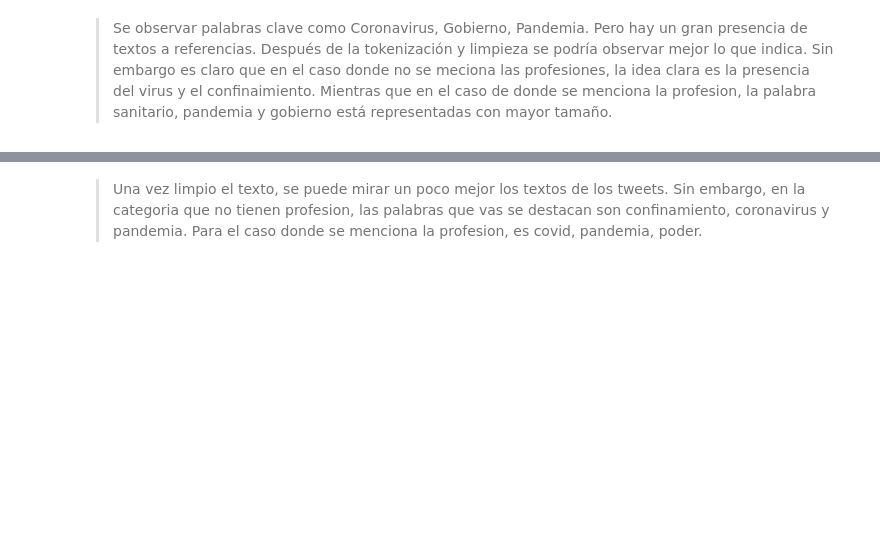
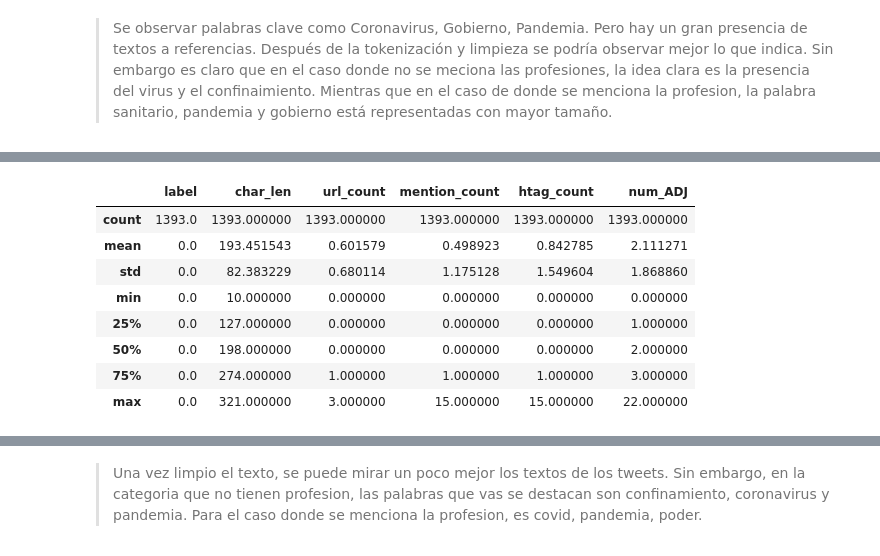
Before and after one commit to ivanrnarvaez/text_mining, a Jupyter notebook: NARVAEZ_BARREIROS_IVAN_RICARDO_Ejercicio1.ipynb, the cells around one changed output, grey strips where cells are left out. Saved outputs shown, nothing was run; the diff lists cells and outputs as text; code cells hidden in the pictures; blank space fills up the shorter version.

```diff
--- a/NARVAEZ_BARREIROS_IVAN_RICARDO_Ejercicio1.ipynb
+++ b/NARVAEZ_BARREIROS_IVAN_RICARDO_Ejercicio1.ipynb
@@ -441,0 +475,12 @@ dataset_train_df['normalized'] = dataset_train_df['normalized'].progress_apply(l
+# %%
+dataset_train_df[dataset_train_df['label'] == 0].describe()
+# %% [output]
+|  | label | char_len | url_count | mention_count | htag_count | num_ADJ |
+| count | 1393.0 | 1393.000000 | 1393.000000 | 1393.000000 | 1393.000000 | 1393.000000 |
+| mean | 0.0 | 193.451543 | 0.601579 | 0.498923 | 0.842785 | 2.111271 |
+| std | 0.0 | 82.383229 | 0.680114 | 1.175128 | 1.549604 | 1.868860 |
+| min | 0.0 | 10.000000 | 0.000000 | 0.000000 | 0.000000 | 0.000000 |
+| 25% | 0.0 | 127.000000 | 0.000000 | 0.000000 | 0.000000 | 1.000000 |
+| 50% | 0.0 | 198.000000 | 0.000000 | 0.000000 | 0.000000 | 2.000000 |
+| 75% | 0.0 | 274.000000 | 1.000000 | 1.000000 | 1.000000 | 3.000000 |
+| max | 0.0 | 321.000000 | 3.000000 | 15.000000 | 15.000000 | 22.000000 |
```
Also changed, not shown: parts of 10 cells of this notebook.
